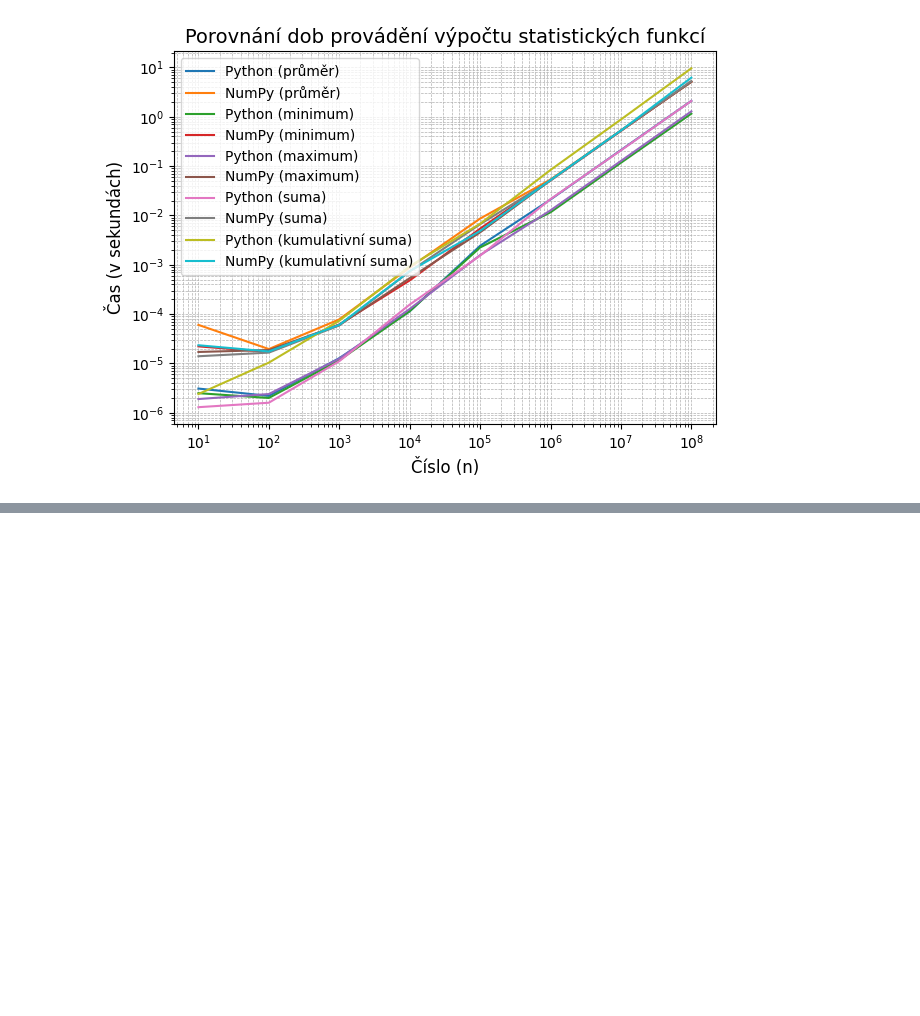
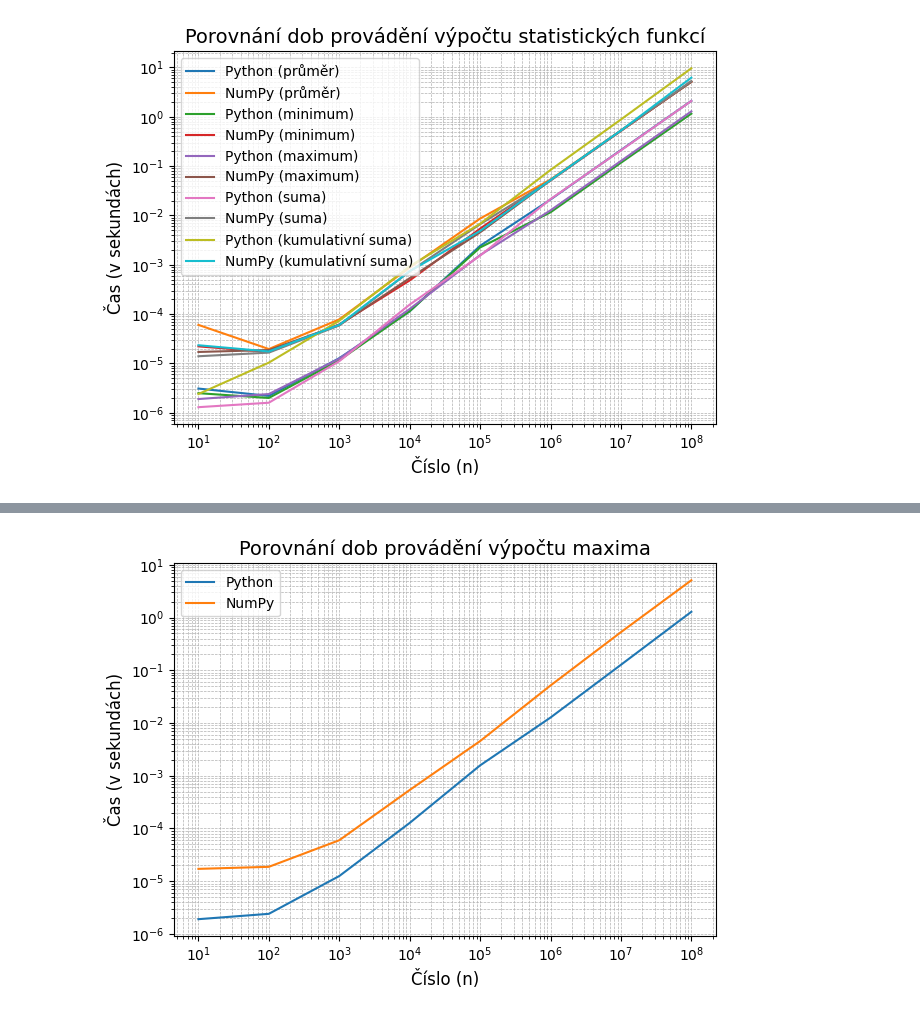
Before and after one commit to ondrejsvorc/UJEP, a Jupyter notebook: MSW/1.ipynb, the cells around one changed output, grey strips where cells are left out. Saved outputs shown, nothing was run; the diff lists cells and outputs as text; code cells hidden in the pictures; blank space fills up the shorter version.

```diff
--- a/MSW/1.ipynb
+++ b/MSW/1.ipynb
@@ -334,0 +373,19 @@ plt.show()
+# %%
+plt.plot(numbers, times_max, label="Python", linestyle="-")
+plt.plot(numbers, times_max_numpy, label="NumPy", linestyle="-")
+
+plt.title("Porovnání dob provádění výpočtu maxima", fontsize=14)
+plt.legend(fontsize=10)
+plt.grid(True, which="both", linestyle="--", linewidth=0.5)
+
+plt.xlabel("Číslo (n)", fontsize=12)
+plt.ylabel("Čas (v sekundách)", fontsize=12)
+plt.xscale("log")
+plt.yscale("log")
+plt.xticks(fontsize=10)
+plt.yticks(fontsize=10)
+
+plt.tight_layout()
+plt.show()
+# %% [output]
+[figure, added]
```
Also changed, not shown: parts of 4 cells of this notebook.
